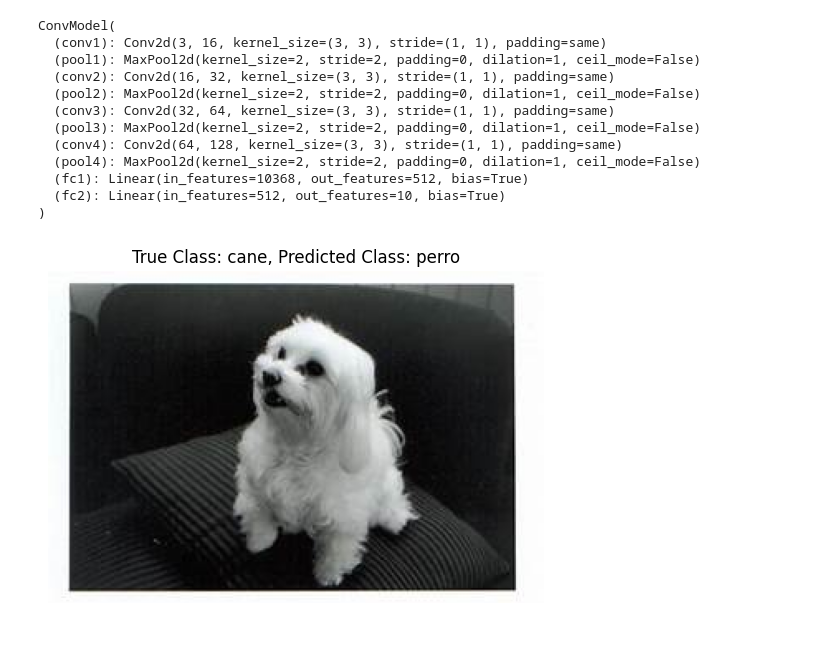
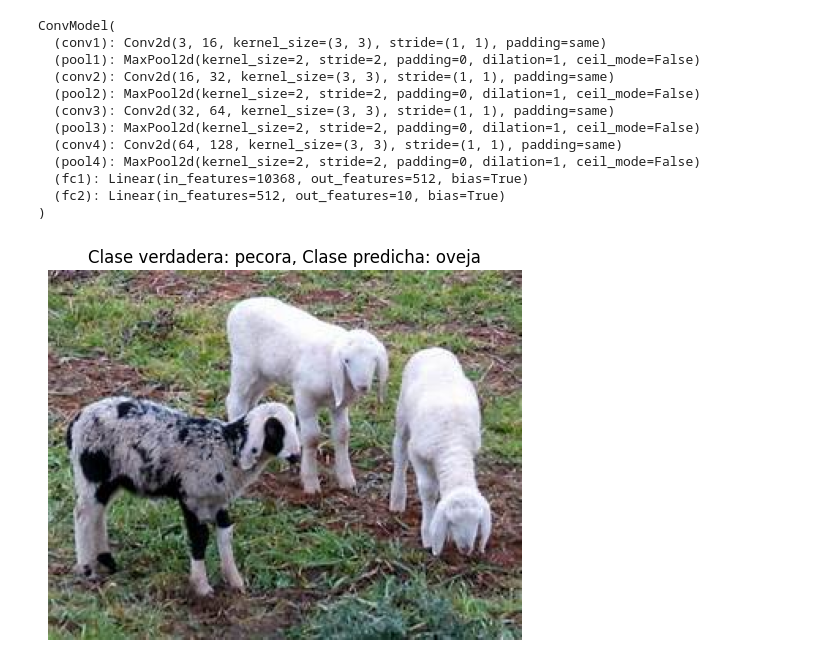
Before and after one commit to ClaraBureu/CEIA, a Jupyter notebook: VCII/CVII_DataAugmentation.ipynb, the cells around one changed output. Saved outputs shown, nothing was run; the diff lists cells and outputs as text; code cells hidden in the pictures; blank space fills up the shorter version.

```diff
--- a/VCII/CVII_DataAugmentation.ipynb
+++ b/VCII/CVII_DataAugmentation.ipynb
@@ -433,11 +562,11 @@ from torchvision.io import read_image
 random_image_path, true_label = test_dataset[np.random.randint(len(test_dataset))]
 random_image = Image.open(random_image_path)
 
-input_image = data_transforms(random_image).unsqueeze(0)
+input_image = aug_data_transforms(random_image).unsqueeze(0)
 # %%
-modelo_ruta = "./model/naug_conv_model.pt"
+modelo_ruta = "./model/aug_conv_model.pt"
 
-modelo_cargado = torch.load(modelo_ruta)
+modelo_cargado = torch.load(modelo_ruta, map_location=torch.device('cpu'))
 
 modelo_cargado.eval()
 # %% [output]
@@ -460,15 +589,15 @@ with torch.no_grad():
 # %%
 #translate = {1: "perro", 2: "caballo", 3: "elefante", 4: "mariposa", 5: "gallina", 6: "gato", 7: "vaca", 8: "oveja", 9: "araña", 10: "ardilla"}
 translate = {0: "perro", 1: "caballo", 2: "elefante", 3: "mariposa", 4: "gallina", 5: "gato", 6: "vaca", 7: "oveja", 8: "araña", 9: "ardilla"}
 
 if predicted_class in translate:
     class_name = translate[predicted_class]
 else:
     class_name = "Clase no mapeada"
 
 plt.imshow(random_image)
-plt.title(f"True Class: {true_label}, Predicted Class: {class_name}")
+plt.title(f"Clase verdadera: {true_label}, Clase predicha: {class_name}")
 plt.axis('off')
 plt.show()
 # %% [output]
-[figure, old version]
+[figure, new version]
```
Also changed, not shown: parts of 22 cells of this notebook, 6 other files.
